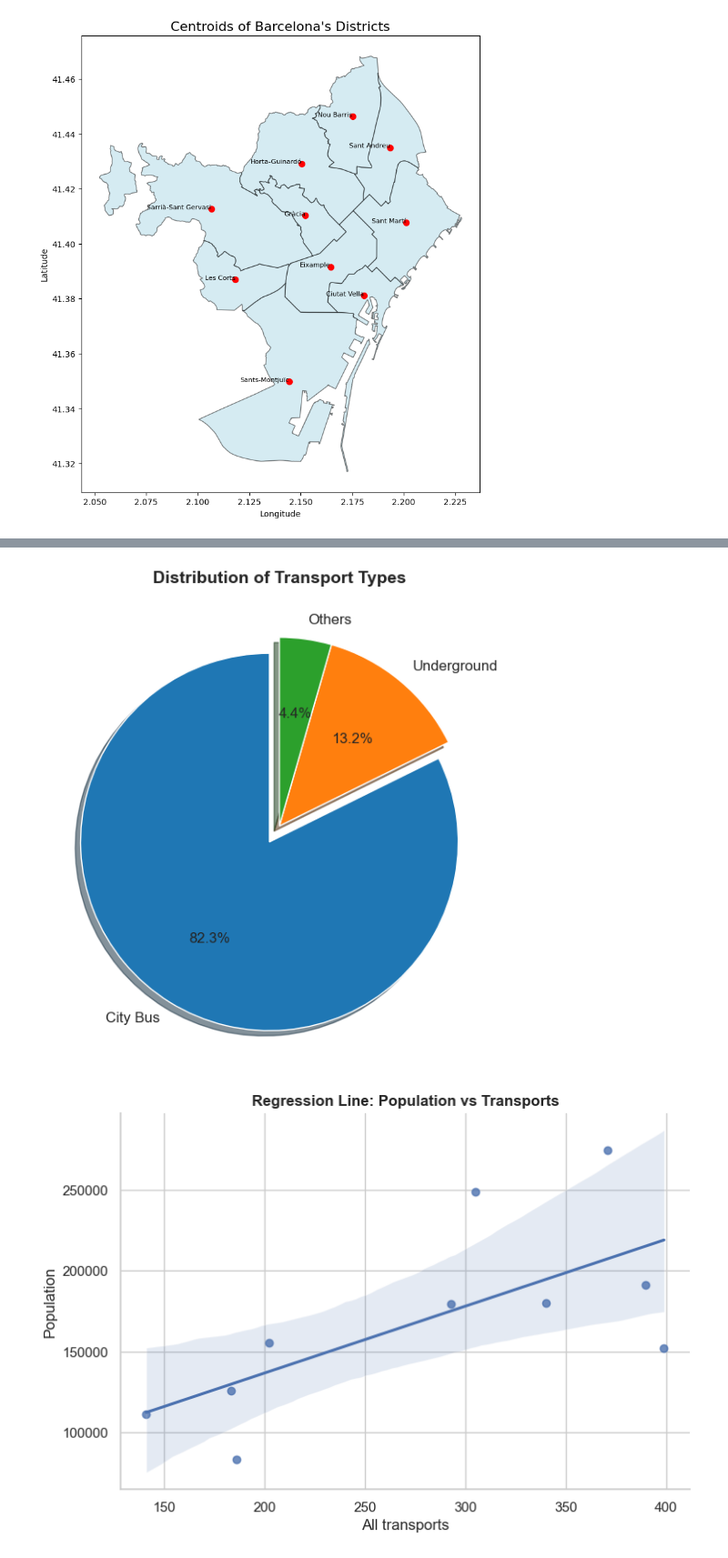
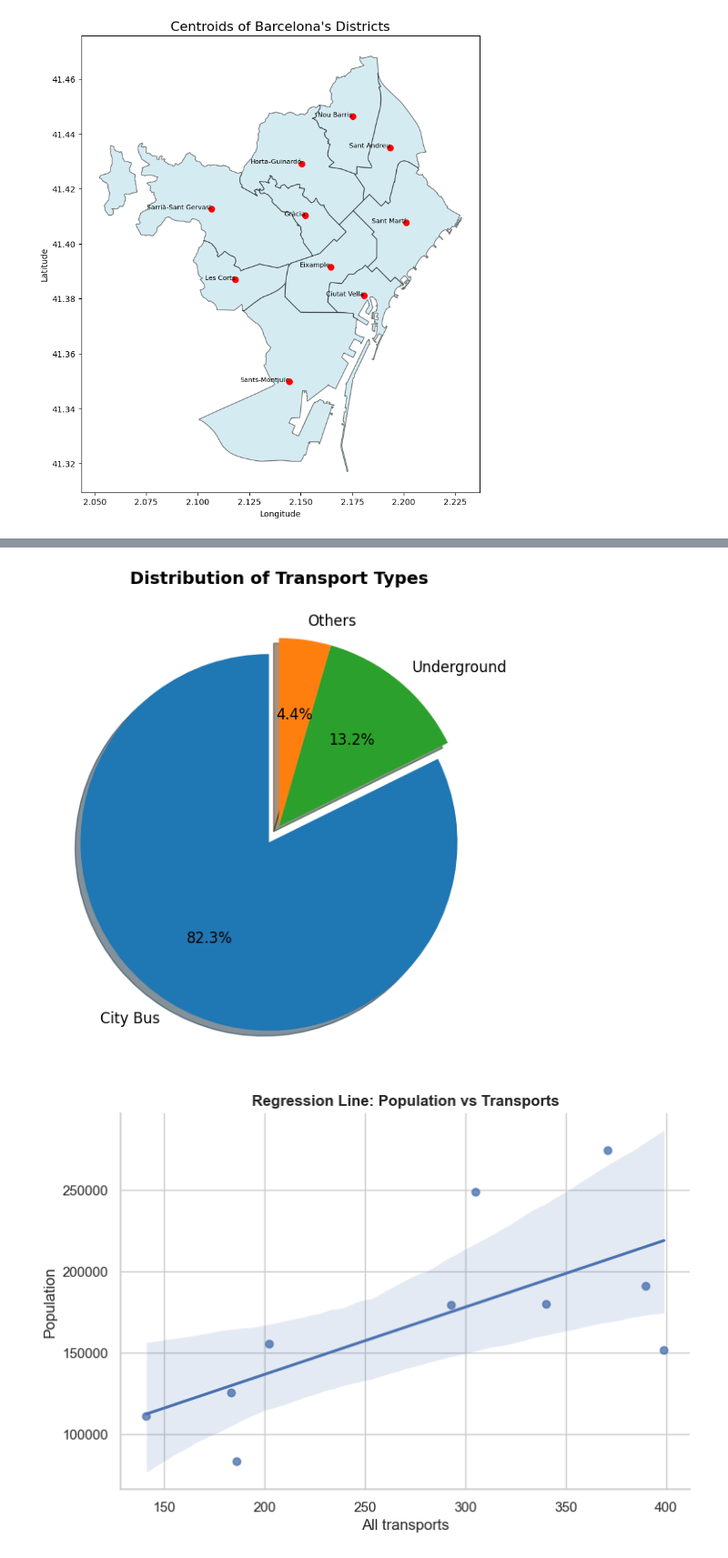
Before and after one commit to pcomastriado/DA-Bootcamp, a Jupyter notebook: _DA-project_/notebooks/EDA_FinalProject.ipynb, the cells around one changed output, grey strips where cells are left out. Shown at 91% size. Cells and saved outputs as stored; diff of their text form; code cells hidden in the pictures.

```diff
--- a/_DA-project_/notebooks/EDA_FinalProject.ipynb
+++ b/_DA-project_/notebooks/EDA_FinalProject.ipynb
@@ -755,35 +755,35 @@ total_city_bus = merged['City bus'].sum()
 total_underground = merged['Underground'].sum()
 total_others = merged['Others'].sum()
 
 # Create a list of the summed values
 transport_totals = [total_city_bus, total_underground, total_others]
 
 # Labels for each slice
 labels = ['City Bus', 'Underground', 'Others']
 
 # Set the colors for each slice: Blue for City Bus, Green for Underground, Orange for Others
-colors = ['#1f77b4', '#ff7f0e', '#2ca02c']  # Blue, Orange, Green
+colors = ['#1f77b4', '#2ca02c', '#ff7f0e']  # Blue, Green, Orange
 
 # Explode the 'City Bus' slice to emphasize it slightly
 explode = (0.1, 0, 0)  # 'City Bus' slice will be exploded
 
 # Plot the pie chart
 plt.figure(figsize=(7, 7))  # Making the pie chart smaller
 
 # Create the pie chart
 plt.pie(transport_totals, labels=labels, autopct='%1.1f%%', startangle=90, colors=colors,
         explode=explode, shadow=True, textprops={'fontsize': 12})  # Default font style, with readable text size
 
 # Title and further styling
 plt.title('Distribution of Transport Types', fontsize=14, fontweight='bold')
 
 # Save the figure as an image file
 plt.savefig('transport_pie.png', bbox_inches='tight', dpi=300)
 
 # Display the plot
 plt.show()
 # %% [output]
-[figure, old version]
+[figure, new version]
 # %%
 sns.lmplot(x='All transports', y='Population', data=merged, height = 5, aspect= 1.5)
 plt.title('Regression Line: Population vs Transports', fontweight='bold')
```
Also changed, not shown: parts of 3 cells of this notebook, 4 other files.
